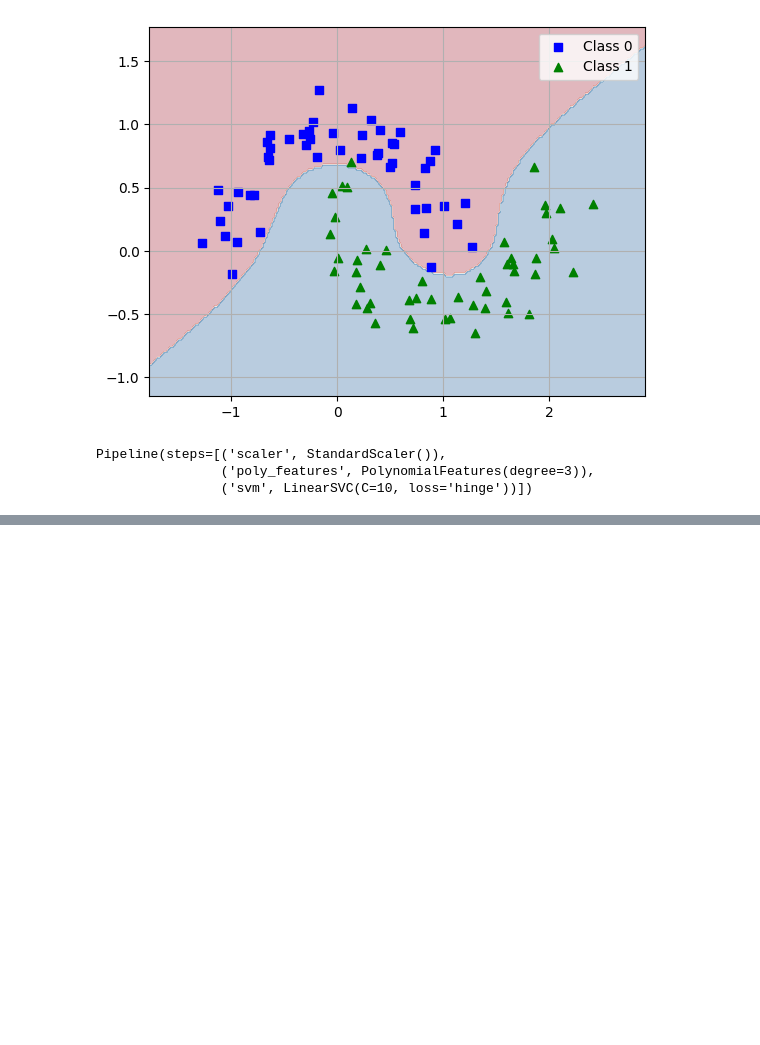
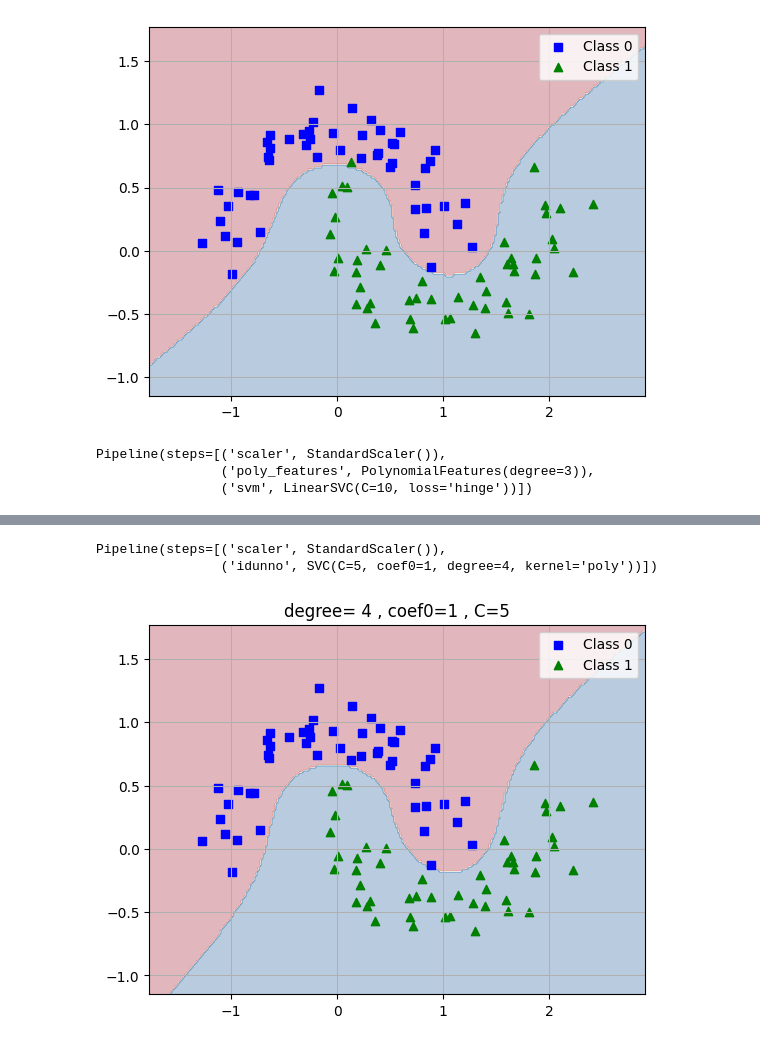
Before and after one commit to abjan90/Machine-learning, a Jupyter notebook: Supportvectormachine.ipynb, the cells around one changed output, grey strips where cells are left out. Cells and saved outputs as stored; diff of their text form; code cells hidden in the pictures; blank space fills up the shorter version.

```diff
--- a/Supportvectormachine.ipynb
+++ b/Supportvectormachine.ipynb
@@ -105,0 +112,33 @@ plt.show()
+# %%
+from sklearn.svm import SVC
+
+poly_pipeline = Pipeline([
+    ('scaler' , StandardScaler()),
+    ("idunno" , SVC(kernel="poly" , degree= 4 , coef0=1 , C=5))
+])
+
+poly_pipeline.fit(x_1 , y_1)
+# %% [output]
+Pipeline(steps=[('scaler', StandardScaler()),
+                ('idunno', SVC(C=5, coef0=1, degree=4, kernel='poly'))])
+# %%
+y_pred_1 = poly_pipeline.predict(x_1)
+# %%
+x1_min , x1_max = x_1[: , 0].min() - 0.5 , x_1[: , 0].max() + 0.5
+y1_min , y1_max = x_1[: , 1].min() - 0.5 , x_1[: , 1].max() + 0.5
+
+#Create meshgrid
+
+xx , yy = np.meshgrid(np.arange(x1_min , x1_max , 0.02) , np.arange(y1_min , y1_max , 0.02))
+Z_1 = poly_pipeline.predict(np.c_[xx.ravel() , yy.ravel()])
+Z_1 = Z_1.reshape(xx.shape)
+
+plt.contourf(xx , yy , Z_1 ,alpha = 0.3 ,cmap = "RdBu")
+plt.scatter(x_1[y_pred_1 == 0][: , 0] , x_1[y_pred_1 == 0][: , 1] , label = "Class 0" , marker="s" , color = "blue")
+plt.scatter(x_1[y_pred_1 == 1][: , 0] , x_1[y_pred_1 == 1][: , 1] , label = "Class 1" , marker="^" , color = "green")
+plt.grid()
+plt.legend()
+plt.title("degree= 4 , coef0=1 , C=5")
+plt.show()
+# %% [output]
+[figure, added]
```
Also changed, not shown: parts of 2 cells of this notebook.
